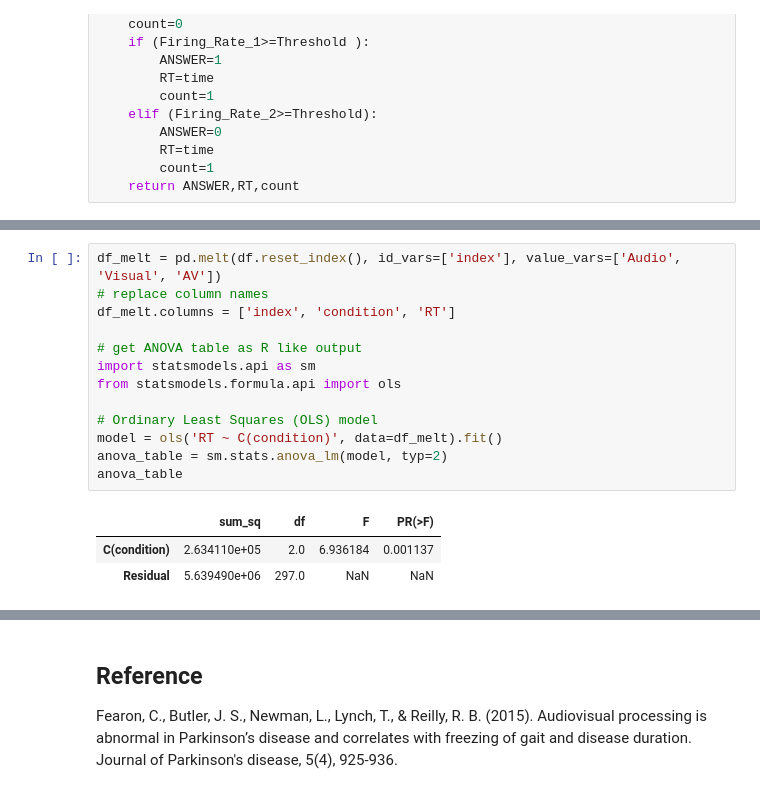
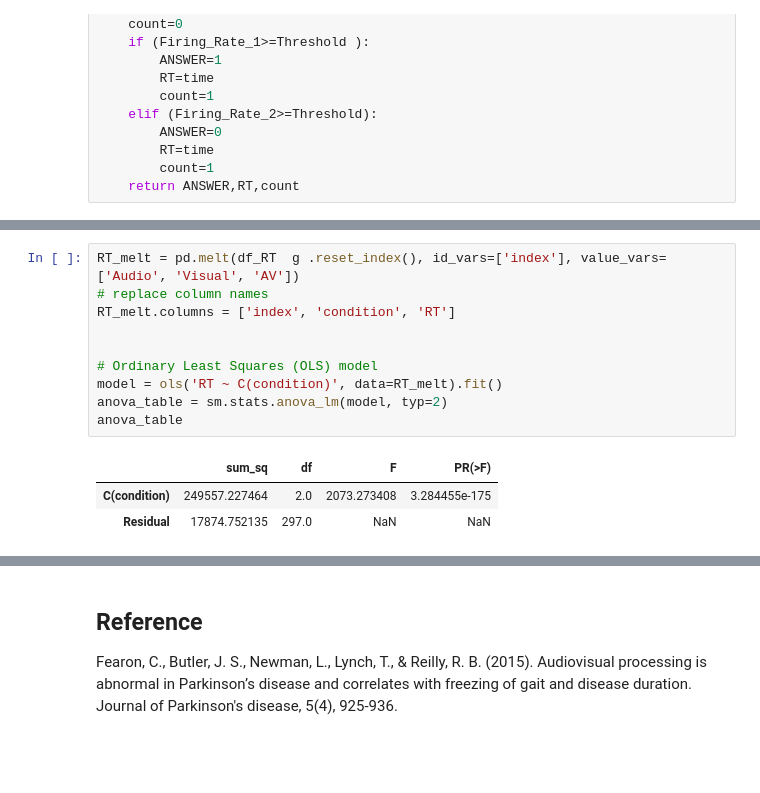
Before and after one commit to john-s-butler-dit/Decision-Making-Models, a Jupyter notebook: MULTISENSORY/Audio Visual Reaction Loop Version.ipynb, the cells around one changed output, grey strips where cells are left out. Cells and saved outputs as stored; diff of their text form; blank space fills up the shorter version.

```diff
--- a/MULTISENSORY/Audio Visual Reaction Loop Version.ipynb
+++ b/MULTISENSORY/Audio Visual Reaction Loop Version.ipynb
@@ -334,17 +605,14 @@ Ttest_indResult(statistic=3.3549286654200987, pvalue=0.0009514310078025887)
 # %%
-df_melt = pd.melt(df.reset_index(), id_vars=['index'], value_vars=['Audio', 'Visual', 'AV'])
+RT_melt = pd.melt(df_RT  g .reset_index(), id_vars=['index'], value_vars=['Audio', 'Visual', 'AV'])
 # replace column names
-df_melt.columns = ['index', 'condition', 'RT']
+RT_melt.columns = ['index', 'condition', 'RT']
 
-# get ANOVA table as R like output
-import statsmodels.api as sm
-from statsmodels.formula.api import ols
 
 # Ordinary Least Squares (OLS) model
-model = ols('RT ~ C(condition)', data=df_melt).fit()
+model = ols('RT ~ C(condition)', data=RT_melt).fit()
 anova_table = sm.stats.anova_lm(model, typ=2)
 anova_table
 # %% [output]
 |  | sum_sq | df | F | PR(>F) |
-| C(condition) | 2.634110e+05 | 2.0 | 6.936184 | 0.001137 |
-| Residual | 5.639490e+06 | 297.0 | NaN | NaN |
+| C(condition) | 249557.227464 | 2.0 | 2073.273408 | 3.284455e-175 |
+| Residual | 17874.752135 | 297.0 | NaN | NaN |
```
Also changed, not shown: parts of 48 cells of this notebook, 12 other files.
